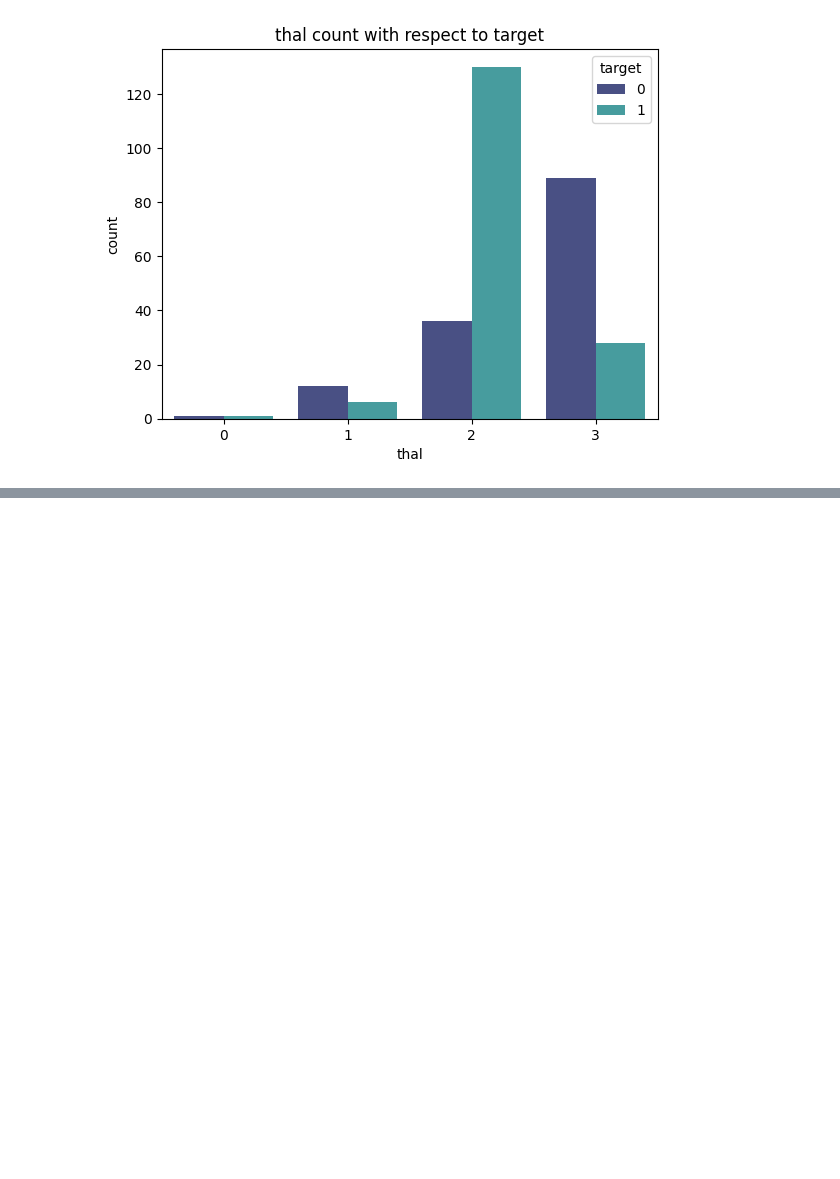
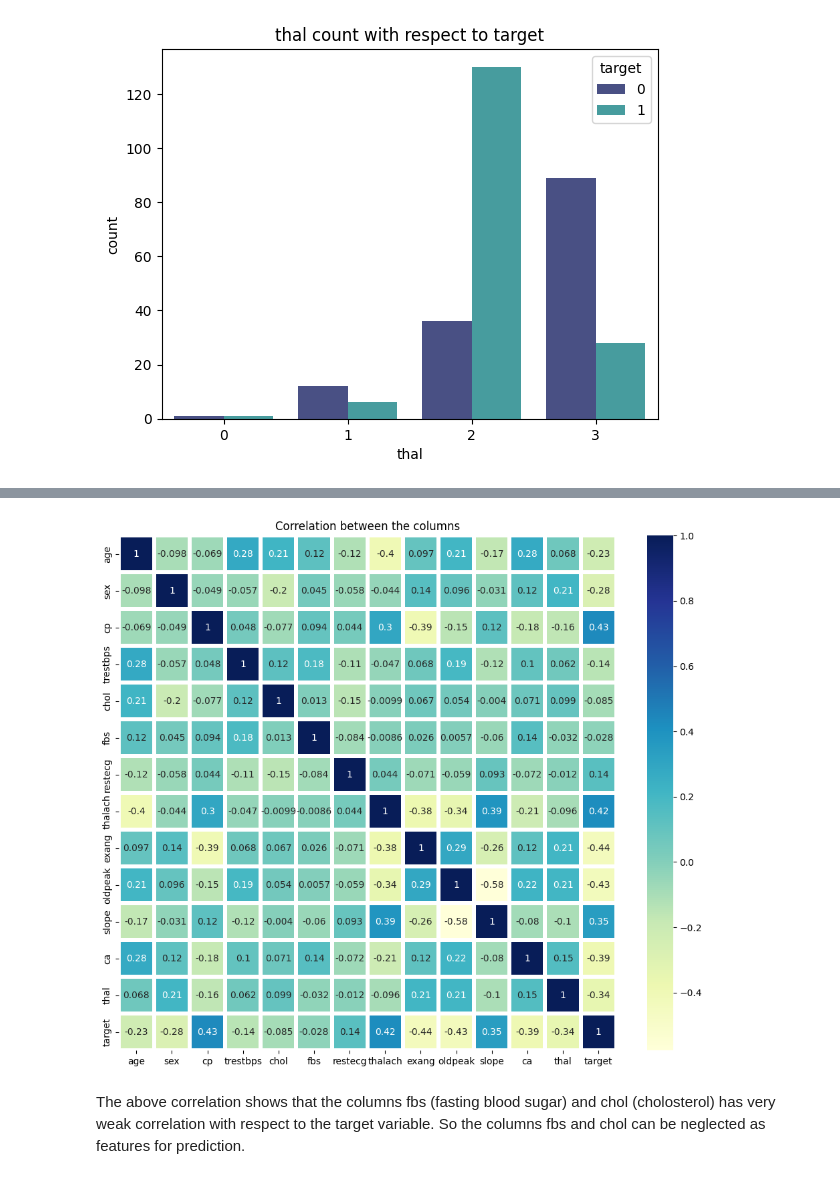
Before and after one commit to saiprasaad/Heart-Disease-Prediction, a Jupyter notebook: Project.ipynb, the cells around one changed output, grey strips where cells are left out. Saved outputs shown, nothing was run; the diff lists cells and outputs as text; code cells hidden in the pictures; blank space fills up the shorter version.

Commit message:
Correlation and Logistic Regression

```diff
--- a/Project.ipynb
+++ b/Project.ipynb
@@ -230,0 +252,11 @@ Text(0.5, 1.0, 'thal count with respect to target')
+# %%
+# Printing the correlation between every columns in the data.
+corr = df.corr()
+plt.figure(figsize=(12,10))
+sns.heatmap(corr, annot=True, cmap='YlGnBu', linewidths = 3)
+plt.title("Correlation between the columns")
+plt.show()
+# %% [output]
+[figure, added]
+# %% [markdown]
+The above correlation shows that the columns fbs (fasting blood sugar) and chol (cholosterol) has very weak correlation with respect to the target variable. So the columns fbs and chol can be neglected as features for prediction.
```
Also changed, not shown: parts of 14 cells of this notebook.
